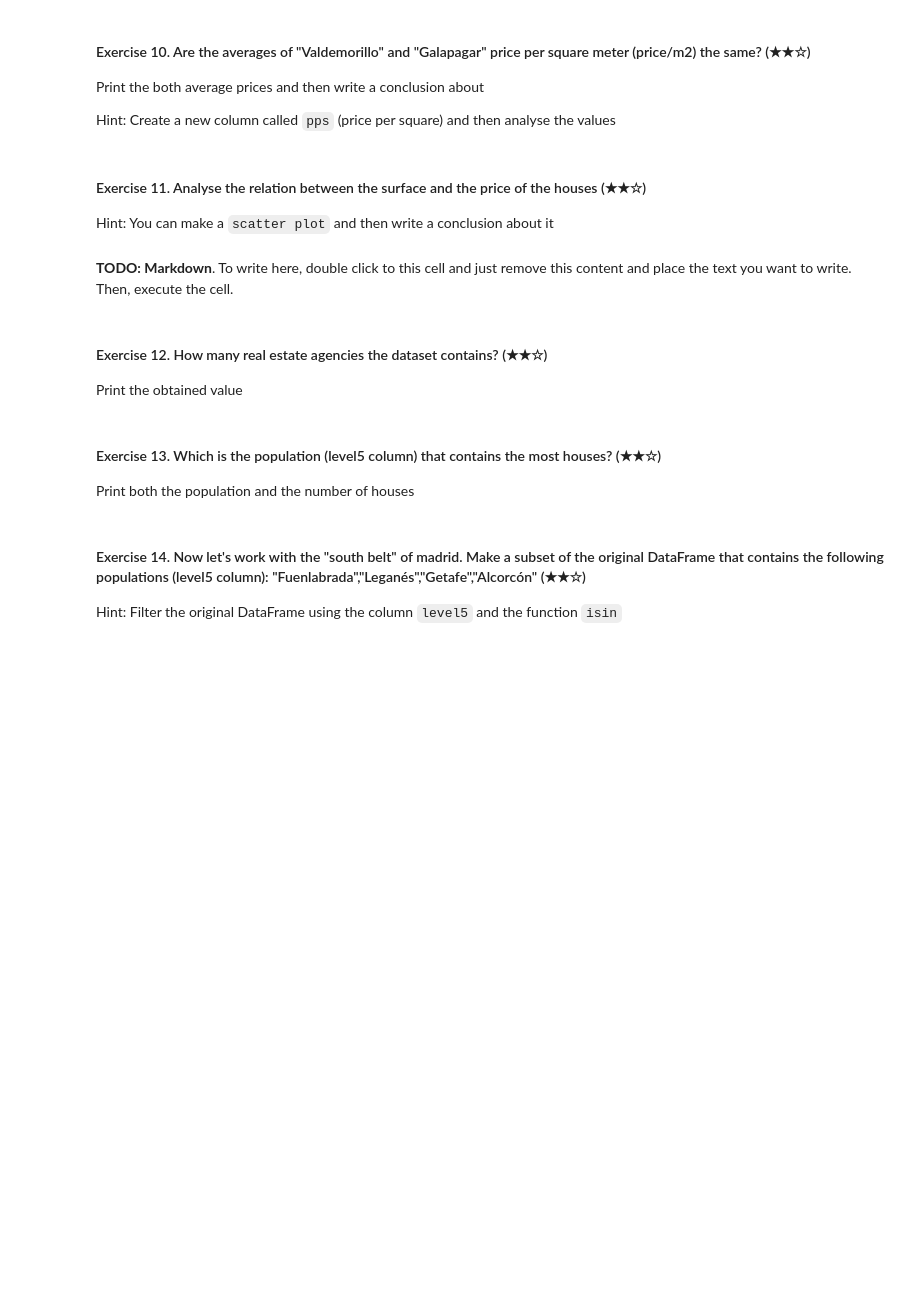
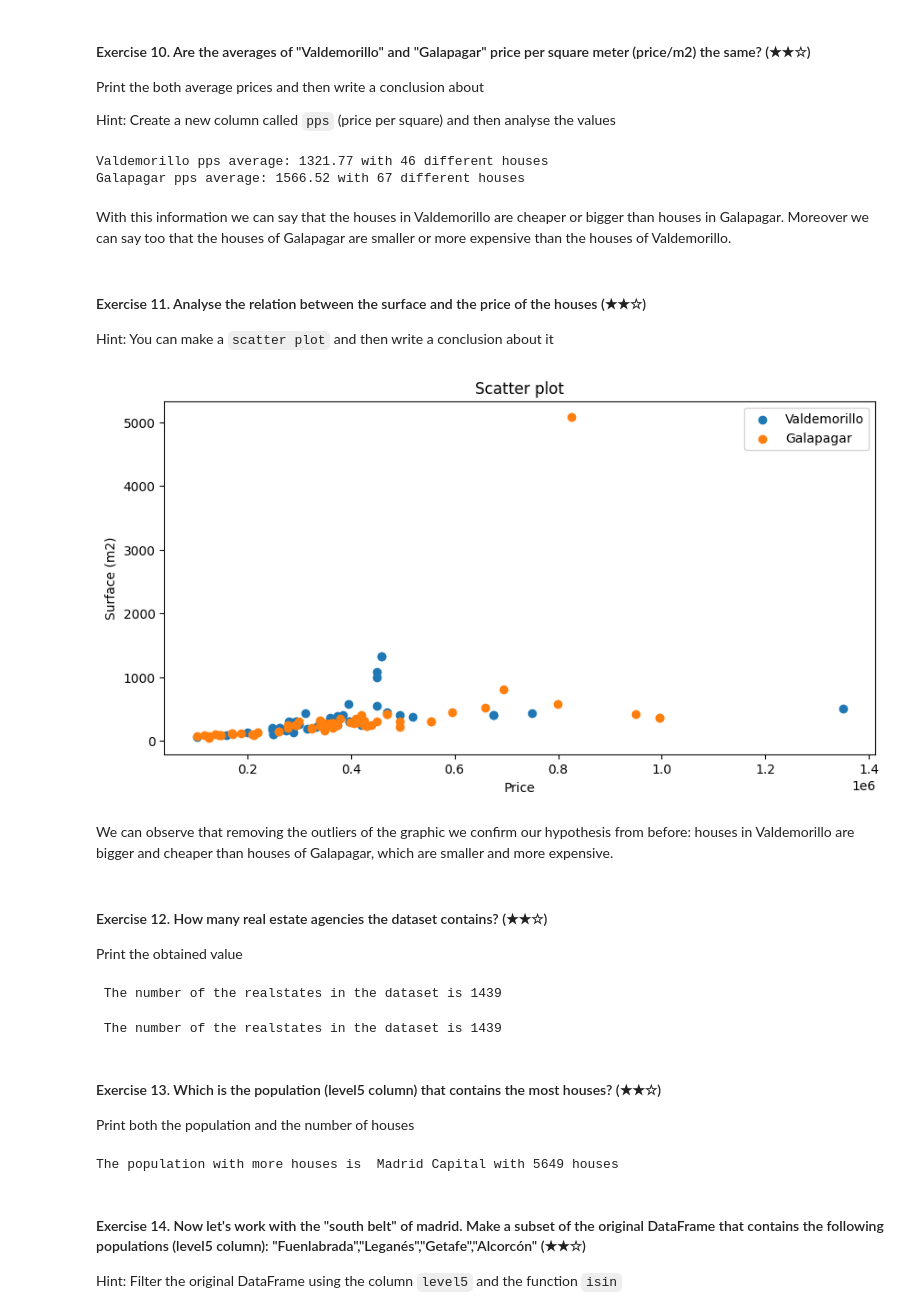
Before and after one commit to xatisba/realestate-datacleanup-exercise, a Jupyter notebook: project.ipynb, the cells around one changed output. Saved outputs shown, nothing was run; the diff lists cells and outputs as text; code cells hidden in the pictures; blank space fills up the shorter version.

```diff
--- a/project.ipynb
+++ b/project.ipynb
@@ -141,23 +246,75 @@ Hint: Create a new column called `pps` (price per square) and then analyse the v
+# %%
+ds_clean['pps'] = ds_clean['price']/ds_clean['surface']
+
+# Actualizamos con estos subsets de 'Valdemorillo' y 'Galapagar' para que incluyan las modificaciones del dataframe principal ('ds_clean)
+
+ds_valdemorillo = ds_clean[ds_clean['population']== 'Valdemorillo']
+ds_galapagar = ds_clean[ds_clean['population']== 'Galapagar']
+
+print(f"Valdemorillo pps average: {round(ds_valdemorillo['pps'].mean(),2)} with {len(ds_valdemorillo['price'])} different houses")
+print(f"Galapagar pps average: {round(ds_galapagar['pps'].mean(),2)} with {len(ds_galapagar['price'])} different houses")
+# %% [output]
+Valdemorillo pps average: 1321.77 with 46 different houses
+Galapagar pps average: 1566.52 with 67 different houses
+# %% [markdown]
+With this information we can say that the houses in Valdemorillo are cheaper or bigger than houses in Galapagar.
+Moreover we can say too that the houses of Galapagar are smaller or more expensive than the houses of Valdemorillo.
 # %% [markdown]
 #### Exercise 11. Analyse the relation between the surface and the price of the houses (★★☆)
 
 Hint: You can make a `scatter plot` and then write a conclusion about it
 # %%
-# TODO: Code
+# Create plot
+plt.figure(figsize = (10, 5))
+
+# Add data
+plt.scatter(ds_valdemorillo['price'], ds_valdemorillo['surface'], label = "Valdemorillo")
+plt.scatter(ds_galapagar['price'], ds_galapagar['surface'], label = "Galapagar")
+
+plt.title("Scatter plot")
+plt.xlabel("Price")
+plt.ylabel("Surface (m2)")
+plt.legend()
+plt.show()
+# %% [output]
+[figure, added]
 # %% [markdown]
-**TODO: Markdown**. To write here, double click to this cell and just remove this content and place the text you want to write. Then, execute the cell.
+We can observe that removing the outliers of the graphic we confirm our hypothesis from before: houses in Valdemorillo are bigger and cheaper than houses of Galapagar, which are smaller and more expensive.
 # %% [markdown]
 #### Exercise 12. How many real estate agencies the dataset contains? (★★☆)
 
 Print the obtained value
+# %%
+realstates_list = ds_clean['realEstate_name'].to_list()
+
+realstates_set = set(realstates_list)
+
+realstates_list = list(realstates_set)
+
+print(f" The number of the realstates in the dataset is {len(realstates_list)}")
+# %% [output]
+ The number of the realstates in the dataset is 1439
 # %%
-# TODO
+unique_realstates = ds_clean['realEstate_name'].unique()
+
+quantity_realstates = len(unique_realstates)
+
+print(f" The number of the realstates in the dataset is {quantity_realstates}")
+# %% [output]
+ The number of the realstates in the dataset is 1439
 # %% [markdown]
 #### Exercise 13. Which is the population (level5 column) that contains the most houses? (★★☆)
 
 Print both the population and the number of houses
 # %%
-# TODO
+population = ds_clean["level5"].value_counts()
+
+population_index = population.idxmax()
+population_maxcount = population.max()
+
+print(f"The population with more houses is {population_index} with {population_maxcount} houses")
+# %% [output]
+The population with more houses is  Madrid Capital with 5649 houses
 # %% [markdown]
 #### Exercise 14. Now let's work with the "south belt" of madrid. Make a subset of the original DataFrame that contains the following populations (level5 column): "Fuenlabrada","Leganés","Getafe","Alcorcón" (★★☆)
 
```
Also changed, not shown: parts of 22 cells of this notebook.
